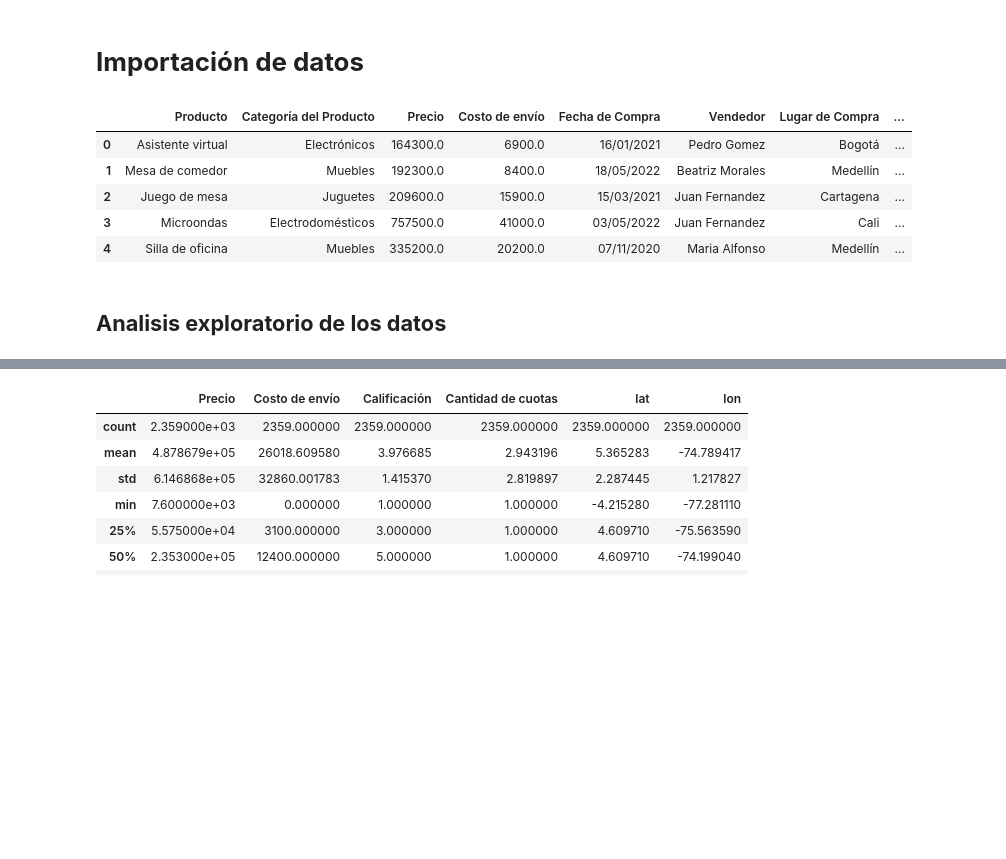
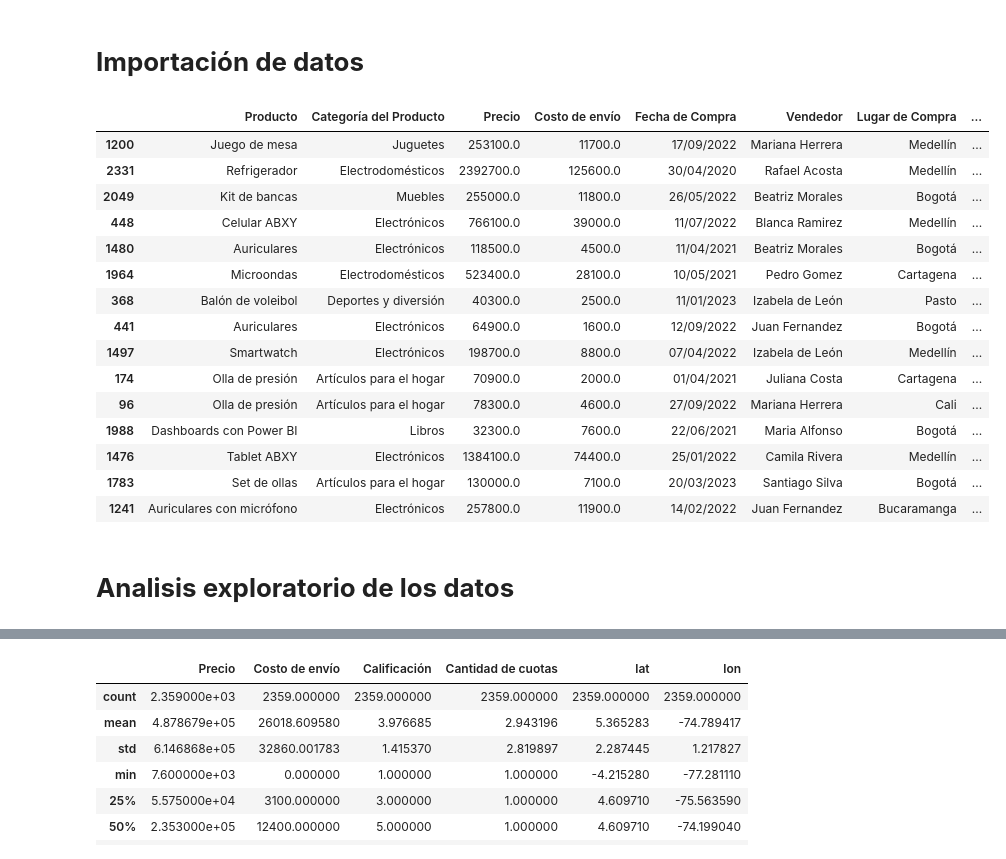
Before and after one commit to JharleCompres/Analisis-de-datos-Alura-Store, a Jupyter notebook: AluraStore.ipynb, the cells around one changed output, grey strips where cells are left out. Cells and saved outputs as stored; diff of their text form; code cells hidden in the pictures; blank space fills up the shorter version.

```diff
--- a/AluraStore.ipynb
+++ b/AluraStore.ipynb
@@ -5,26 +5,36 @@
 # %%
 import pandas as pd
 
 url = "https://raw.githubusercontent.com/alura-es-cursos/challenge1-data-science-latam/refs/heads/main/base-de-datos-challenge1-latam/tienda_1%20.csv"
 url2 = "https://raw.githubusercontent.com/alura-es-cursos/challenge1-data-science-latam/refs/heads/main/base-de-datos-challenge1-latam/tienda_2.csv"
 url3 = "https://raw.githubusercontent.com/alura-es-cursos/challenge1-data-science-latam/refs/heads/main/base-de-datos-challenge1-latam/tienda_3.csv"
 url4 = "https://raw.githubusercontent.com/alura-es-cursos/challenge1-data-science-latam/refs/heads/main/base-de-datos-challenge1-latam/tienda_4.csv"
 
 tienda = pd.read_csv(url)
 tienda2 = pd.read_csv(url2)
 tienda3 = pd.read_csv(url3)
 tienda4 = pd.read_csv(url4)
 
-tienda.head()
+tienda.sample(15)
 # %% [output]
 |  | Producto | Categoría del Producto | Precio | Costo de envío | Fecha de Compra | Vendedor | Lugar de Compra | ... |
-| 0 | Asistente virtual | Electrónicos | 164300.0 | 6900.0 | 16/01/2021 | Pedro Gomez | Bogotá | ... |
-| 1 | Mesa de comedor | Muebles | 192300.0 | 8400.0 | 18/05/2022 | Beatriz Morales | Medellín | ... |
-| 2 | Juego de mesa | Juguetes | 209600.0 | 15900.0 | 15/03/2021 | Juan Fernandez | Cartagena | ... |
-| 3 | Microondas | Electrodomésticos | 757500.0 | 41000.0 | 03/05/2022 | Juan Fernandez | Cali | ... |
-| 4 | Silla de oficina | Muebles | 335200.0 | 20200.0 | 07/11/2020 | Maria Alfonso | Medellín | ... |
+| 1200 | Juego de mesa | Juguetes | 253100.0 | 11700.0 | 17/09/2022 | Mariana Herrera | Medellín | ... |
+| 2331 | Refrigerador | Electrodomésticos | 2392700.0 | 125600.0 | 30/04/2020 | Rafael Acosta | Medellín | ... |
+| 2049 | Kit de bancas | Muebles | 255000.0 | 11800.0 | 26/05/2022 | Beatriz Morales | Bogotá | ... |
+| 448 | Celular ABXY | Electrónicos | 766100.0 | 39000.0 | 11/07/2022 | Blanca Ramirez | Medellín | ... |
+| 1480 | Auriculares | Electrónicos | 118500.0 | 4500.0 | 11/04/2021 | Beatriz Morales | Bogotá | ... |
+| 1964 | Microondas | Electrodomésticos | 523400.0 | 28100.0 | 10/05/2021 | Pedro Gomez | Cartagena | ... |
+| 368 | Balón de voleibol | Deportes y diversión | 40300.0 | 2500.0 | 11/01/2023 | Izabela de León | Pasto | ... |
+| 441 | Auriculares | Electrónicos | 64900.0 | 1600.0 | 12/09/2022 | Juan Fernandez | Bogotá | ... |
+| 1497 | Smartwatch | Electrónicos | 198700.0 | 8800.0 | 07/04/2022 | Izabela de León | Medellín | ... |
+| 174 | Olla de presión | Artículos para el hogar | 70900.0 | 2000.0 | 01/04/2021 | Juliana Costa | Cartagena | ... |
+| 96 | Olla de presión | Artículos para el hogar | 78300.0 | 4600.0 | 27/09/2022 | Mariana Herrera | Cali | ... |
+| 1988 | Dashboards con Power BI | Libros | 32300.0 | 7600.0 | 22/06/2021 | Maria Alfonso | Bogotá | ... |
+| 1476 | Tablet ABXY | Electrónicos | 1384100.0 | 74400.0 | 25/01/2022 | Camila Rivera | Medellín | ... |
+| 1783 | Set de ollas | Artículos para el hogar | 130000.0 | 7100.0 | 20/03/2023 | Santiago Silva | Bogotá | ... |
+| 1241 | Auriculares con micrófono | Electrónicos | 257800.0 | 11900.0 | 14/02/2022 | Juan Fernandez | Bucaramanga | ... |
 # %% [markdown]
-## **Analisis exploratorio de los datos**
+# **Analisis exploratorio de los datos**
 # %%
 tienda.info()
 # %% [output]
```
Also changed, not shown: parts of 12 cells of this notebook.
